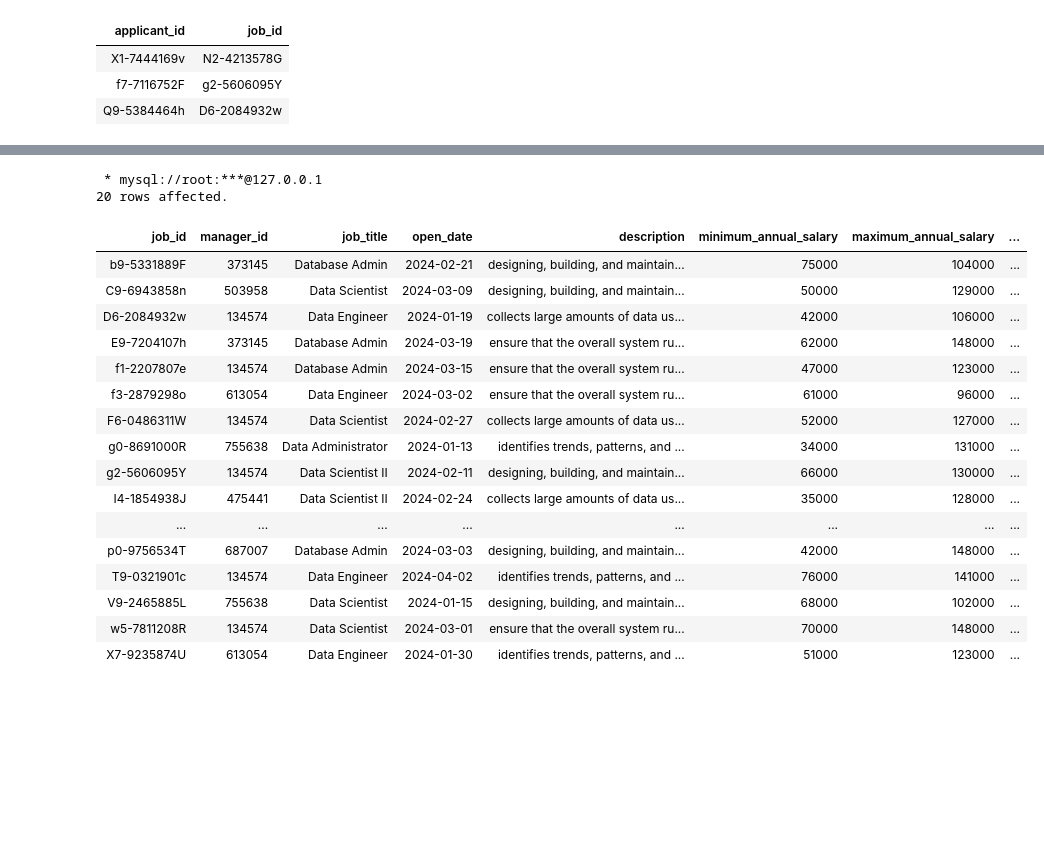
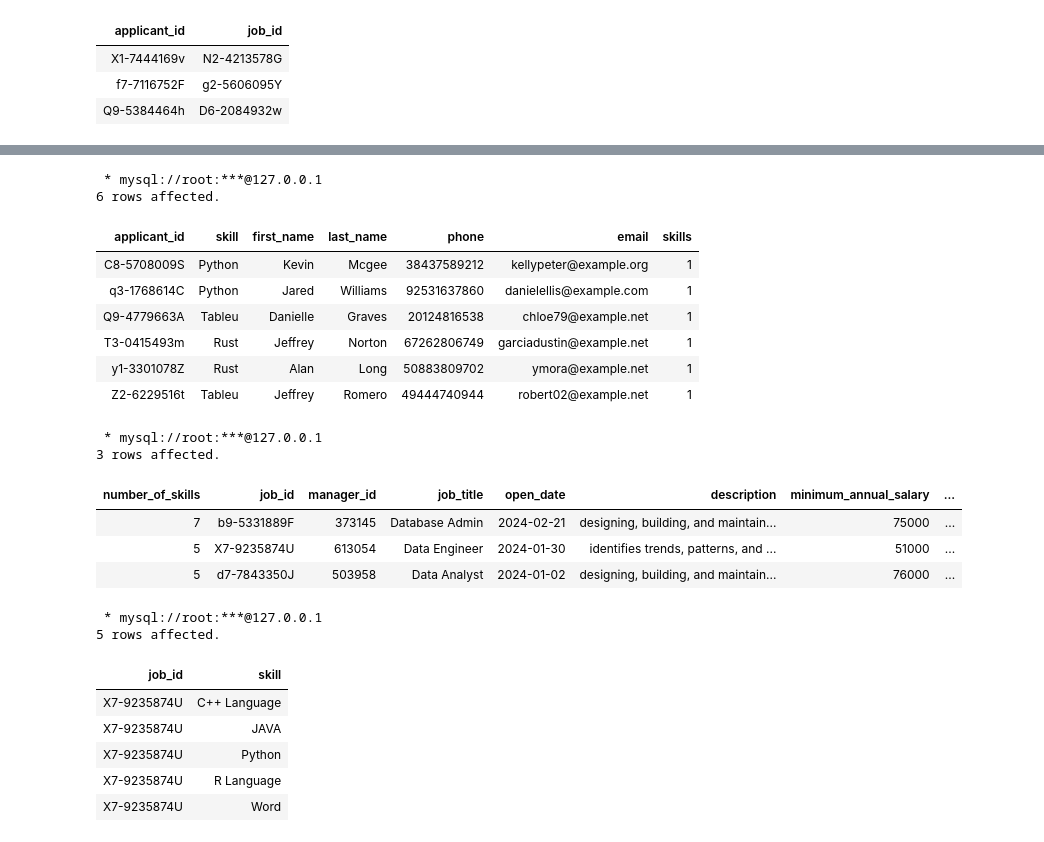
Before and after one commit to JasmineMadi/datajoint-tutorials, a Jupyter notebook: db-course/PythonFinalPro.ipynb, the cells around one changed output, grey strips where cells are left out. Cells and saved outputs as stored; diff of their text form; code cells hidden in the pictures; blank space fills up the shorter version.

```diff
--- a/db-course/PythonFinalPro.ipynb
+++ b/db-course/PythonFinalPro.ipynb
@@ -487,24 +522,44 @@ HAVING COUNT(j_skill.skill) = (SELECT COUNT(skill) FROM job__skill WHERE job_id
+# %%
+%%sql
+SELECT *, COUNT(skill) AS skills
+FROM applicant__skill natural join applicant
+GROUP BY applicant_id
+HAVING COUNT(skill) = 1
+# %% [output]
+ * mysql://root:***@127.0.0.1
+6 rows affected.
+| applicant_id | skill | first_name | last_name | phone | email | skills |
+| C8-5708009S | Python | Kevin | Mcgee | 38437589212 | kellypeter@example.org | 1 |
+| q3-1768614C | Python | Jared | Williams | 92531637860 | danielellis@example.com | 1 |
+| Q9-4779663A | Tableu | Danielle | Graves | 20124816538 | chloe79@example.net | 1 |
+| T3-0415493m | Rust | Jeffrey | Norton | 67262806749 | garciadustin@example.net | 1 |
+| y1-3301078Z | Rust | Alan | Long | 50883809702 | ymora@example.net | 1 |
+| Z2-6229516t | Tableu | Jeffrey | Romero | 49444740944 | robert02@example.net | 1 |
+# %%
+%%sql
+SELECT COUNT(*) as number_of_skills,  j.*, s.*
+FROM job j JOIN job__skill s ON j.job_id = s.job_id
+WHERE s.skill IN (SELECT skill FROM applicant__skill)
+GROUP BY j.job_id
+ORDER BY number_of_skills DESC
+limit 3
+# %% [output]
+ * mysql://root:***@127.0.0.1
+3 rows affected.
+| number_of_skills | job_id | manager_id | job_title | open_date | description | minimum_annual_salary | ... |
+| 7 | b9-5331889F | 373145 | Database Admin | 2024-02-21 | designing, building, and maintain... | 75000 | ... |
+| 5 | X7-9235874U | 613054 | Data Engineer | 2024-01-30 | identifies trends, patterns, and ... | 51000 | ... |
+| 5 | d7-7843350J | 503958 | Data Analyst | 2024-01-02 | designing, building, and maintain... | 76000 | ... |
 # %%
 %%sql
-SELECT *,count(*) FROM job natural join application
-group by job_id
+SELECT * FROM job__skill
+where job_id='X7-9235874U'
 # %% [output]
  * mysql://root:***@127.0.0.1
-20 rows affected.
+5 rows affected.
-| job_id | manager_id | job_title | open_date | description | minimum_annual_salary | maximum_annual_salary | ... |
-| b9-5331889F | 373145 | Database Admin | 2024-02-21 | designing, building, and maintain... | 75000 | 104000 | ... |
-| C9-6943858n | 503958 | Data Scientist | 2024-03-09 | designing, building, and maintain... | 50000 | 129000 | ... |
-| D6-2084932w | 134574 | Data Engineer | 2024-01-19 | collects large amounts of data us... | 42000 | 106000 | ... |
-| E9-7204107h | 373145 | Database Admin | 2024-03-19 | ensure that the overall system ru... | 62000 | 148000 | ... |
-| f1-2207807e | 134574 | Database Admin | 2024-03-15 | ensure that the overall system ru... | 47000 | 123000 | ... |
-| f3-2879298o | 613054 | Data Engineer | 2024-03-02 | ensure that the overall system ru... | 61000 | 96000 | ... |
-| F6-0486311W | 134574 | Data Scientist | 2024-02-27 | collects large amounts of data us... | 52000 | 127000 | ... |
-| g0-8691000R | 755638 | Data Administrator | 2024-01-13 | identifies trends, patterns, and ... | 34000 | 131000 | ... |
-| g2-5606095Y | 134574 | Data Scientist II | 2024-02-11 | designing, building, and maintain... | 66000 | 130000 | ... |
-| I4-1854938J | 475441 | Data Scientist II | 2024-02-24 | collects large amounts of data us... | 35000 | 128000 | ... |
-| ... | ... | ... | ... | ... | ... | ... | ... |
-| p0-9756534T | 687007 | Database Admin | 2024-03-03 | designing, building, and maintain... | 42000 | 148000 | ... |
-| T9-0321901c | 134574 | Data Engineer | 2024-04-02 | identifies trends, patterns, and ... | 76000 | 141000 | ... |
-| V9-2465885L | 755638 | Data Scientist | 2024-01-15 | designing, building, and maintain... | 68000 | 102000 | ... |
-| w5-7811208R | 134574 | Data Scientist | 2024-03-01 | ensure that the overall system ru... | 70000 | 148000 | ... |
-| X7-9235874U | 613054 | Data Engineer | 2024-01-30 | identifies trends, patterns, and ... | 51000 | 123000 | ... |
+| job_id | skill |
+| X7-9235874U | C++ Language |
+| X7-9235874U | JAVA |
+| X7-9235874U | Python |
+| X7-9235874U | R Language |
+| X7-9235874U | Word |
```
Also changed, not shown: parts of 5 cells of this notebook.
